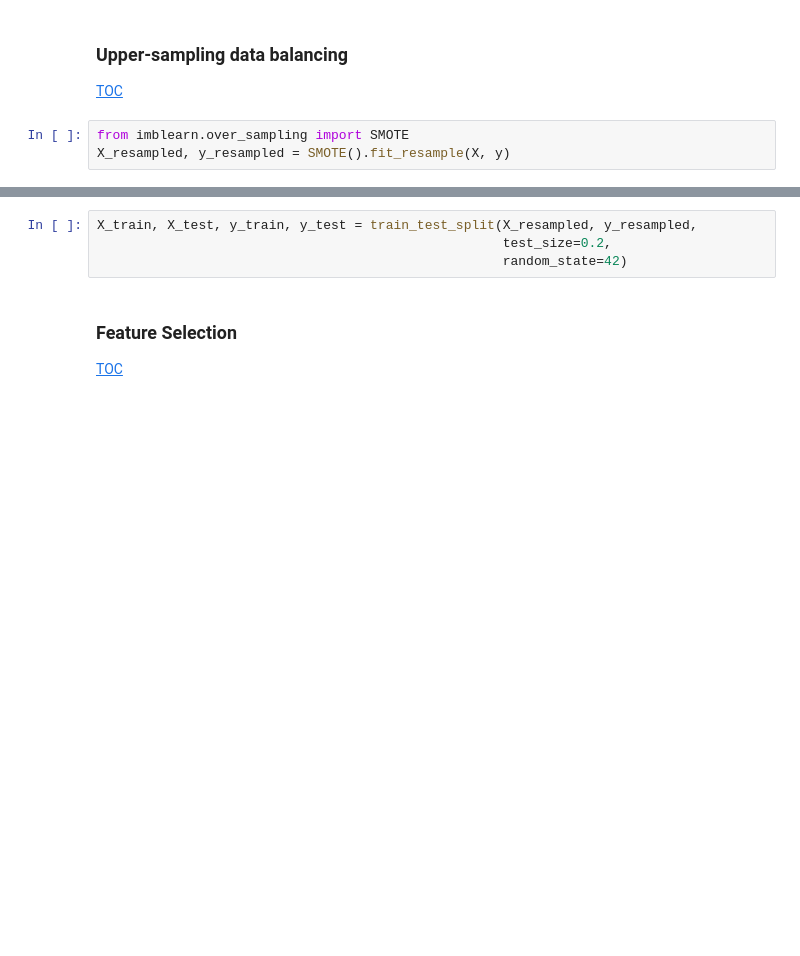
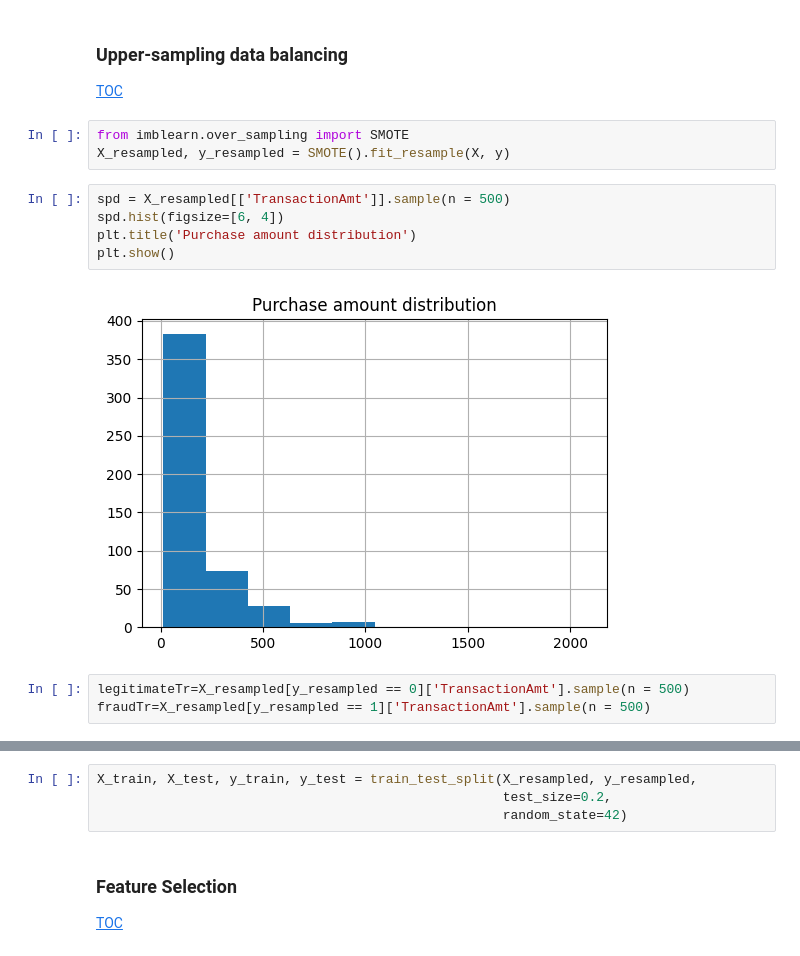
Before and after one commit to lucianoandrade1/Credit-and-Debit-Card-Fraud-Detection, a Jupyter notebook: IEEE_CIS_Fraud_Detection.ipynb, the cells around one changed output, grey strips where cells are left out. Drawn from its saved outputs; the diff is of its cells as text; blank space fills up the shorter version.

```diff
--- a/IEEE_CIS_Fraud_Detection.ipynb
+++ b/IEEE_CIS_Fraud_Detection.ipynb
@@ -982,3 +951,13 @@ y.shape
 # %%
 from imblearn.over_sampling import SMOTE
 X_resampled, y_resampled = SMOTE().fit_resample(X, y)
+# %%
+spd = X_resampled[['TransactionAmt']].sample(n = 500)
+spd.hist(figsize=[6, 4])
+plt.title('Purchase amount distribution')
+plt.show()
+# %% [output]
+[figure, added]
+# %%
+legitimateTr=X_resampled[y_resampled == 0]['TransactionAmt'].sample(n = 500)
+fraudTr=X_resampled[y_resampled == 1]['TransactionAmt'].sample(n = 500)
```
Also changed, not shown: parts of 14 cells of this notebook.
